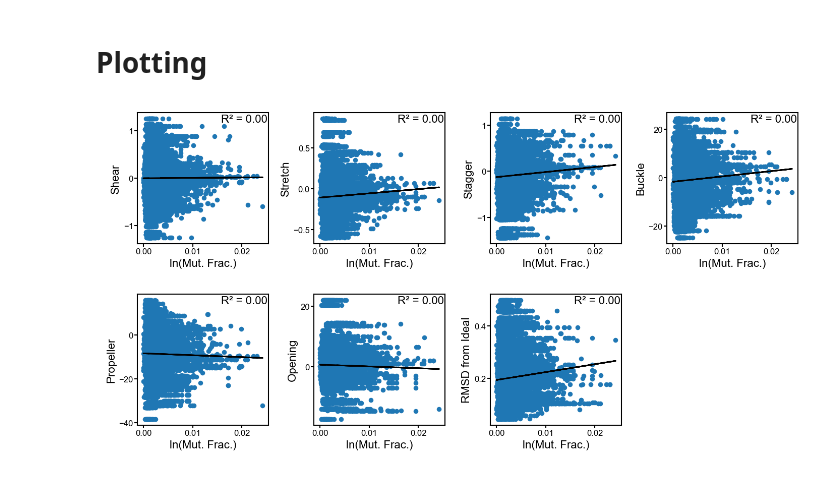
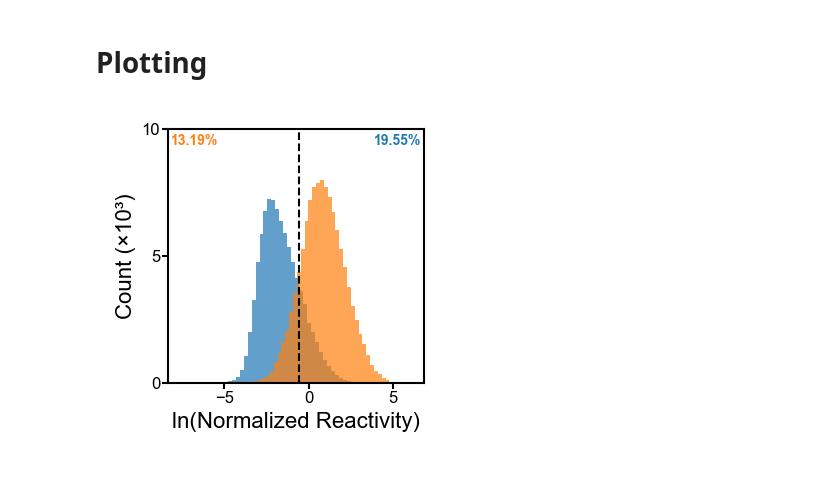
Before and after one commit to YesselmanLabPublications/2025_char_3d_struct_features, a Jupyter notebook: notebooks/supplemental_figures/supplemental_figure_s14.ipynb, the cells around one changed output. Drawn from its saved outputs; the diff is of its cells as text; code cells hidden in the pictures.

```diff
--- a/notebooks/supplemental_figures/supplemental_figure_s14.ipynb
+++ b/notebooks/supplemental_figures/supplemental_figure_s14.ipynb
@@ -32,41 +162,7 @@ For example, when doing 'df[col].method(value, inplace=True)', try using 'df.met
 # %% [markdown]
 # Plotting
 # %%
-fig_size = (7, 2)
-layout = (2, 4)
-subplot_size = (1.3, 1.3)  # Each subplot is 4" x 3"
-spacing = {
-    "hspace": 0.45,  # horizontal spacing in inches
-    "wspace": 0.50,  # vertical spacing in inches
-    "margins": {"left": 0.40, "right": 0.0, "top": 0.0, "bottom": 0.50},
-}
-
-coords_list = calculate_subplot_coordinates(fig_size, layout, subplot_size, spacing)
-fig = plt.figure(figsize=fig_size, dpi=200)
-
-feature_columns = [
-    "shear",
-    "stretch",
-    "stagger",
-    "buckle",
-    "propeller",
-    "opening",
-    "rmsd_from_ideal",
-]
-
-for i, feature in enumerate(feature_columns):
-    ax = fig.add_axes(coords_list[i])
-    scatter_plot_w_regression(df_bp_details, ax, "r_data", feature)
-    ax.set_xlabel("ln(Mut. Frac.)", labelpad=2)
-    if i == len(feature_columns) - 1:
-        ax.set_ylabel("RMSD from Ideal", labelpad=2)
-    else:
-        ax.set_ylabel(feature.capitalize(), labelpad=2)
-    publication_style_ax(ax)
-fig.savefig(
-    "../../figures/supplemental_figures/supplemental_figure_s12.png",
-    dpi=600,
-    bbox_inches="tight",
-)
+fig, ax = plt.subplots(figsize=(1.65, 1.65), dpi=200)
+plot_flank_wc_nonwc_overlap_with_percentages(df_denature_norm_res, ax)
 # %% [output]
-[figure, old version]
+[figure, new version]
```
Also changed, not shown: parts of 10 cells of this notebook, 5 other files.
